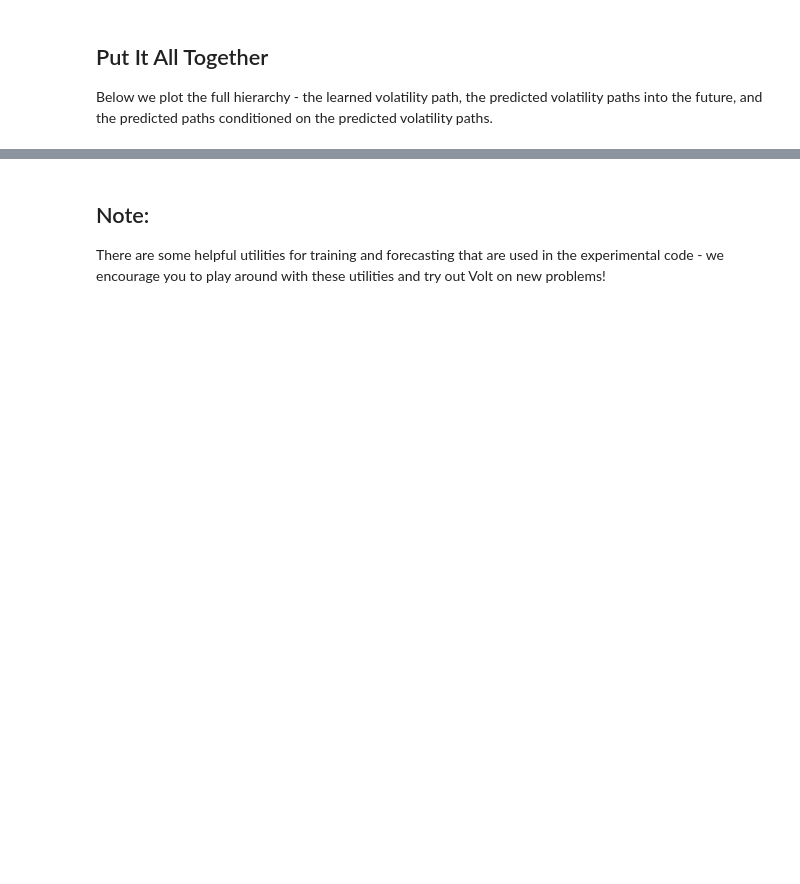
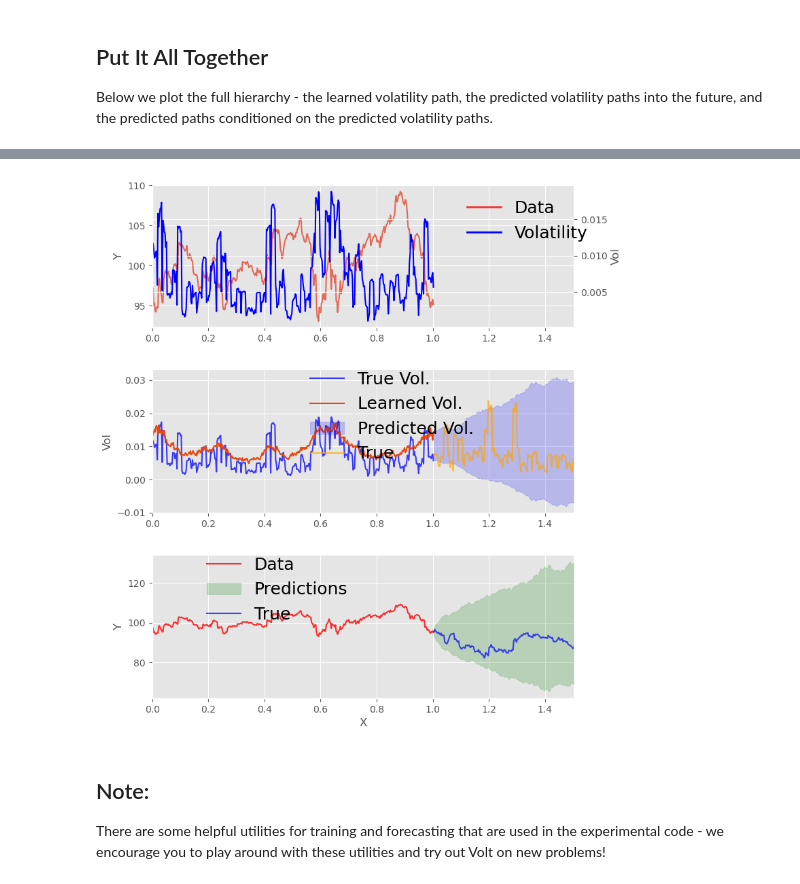
Before and after one commit to wassname/Volt, a Jupyter notebook: notebooks/00.03_mjc_example_realdata_longr.ipynb, the cells around one changed output, grey strips where cells are left out. Drawn from its saved outputs; the diff is of its cells as text; code cells hidden in the pictures; blank space fills up the shorter version.

```diff
--- a/notebooks/00.03_mjc_example_realdata_longr.ipynb
+++ b/notebooks/00.03_mjc_example_realdata_longr.ipynb
@@ -71,6 +71,6 @@ import requests_cache
 session = requests_cache.CachedSession('../data/interim/.yfinance.cache')
 session.headers['User-agent'] = 'Mozilla/5.0 (Windows NT 10.0; rv:91.0) Gecko/20100101 Firefox/91.0'
 
-ticker="MS"
+ticker="SPX"
 data = yf.download(tickers=ticker, session=session, period='2y', interval="1h", progress=False)
 data
@@ -165,5 +200,5 @@ for i in range(training_iterations):
 model.eval()
 likelihood.eval()
 predictive = model(full_x)
-pred_scale = likelihood(predictive, return_gaussian=False).scale.mean(0).detach()
+# pred_scale = likelihood(predictive, return_gaussian=False).scale.mean(0).detach()
 pred_scale = likelihood(predictive, return_gaussian=False).scale.max(0)[0].detach()
@@ -180,6 +215,6 @@ plt.plot(pred_scale)
 
 Given the GCPV volatility path we can now train a GP over the historic volatility, and then learn the final Volt model to forecast with.
 # %%
-vmod, vlh = TrainVolModel(train_x, pred_scale, kernel="bm", train_iters=500, printing=True)
-# vmod, vlh = TrainVolModel(train_x, pred_scale, kernel="fbm", vol=0.99, vol_constraint=Interval(0., 10.), train_iters=500, printing=True)
-# vmod, vlh = TrainVolModel(train_x, pred_scale, kernel="bm", vol=0.99, vol_constraint=Interval(0., 10.), train_iters=500, printing=True)
+# vmod, vlh = TrainVolModel(train_x, pred_scale, kernel="bm", train_iters=500, printing=True)
+vmod, vlh = TrainVolModel(train_x, pred_scale, kernel="fbm", vol=0.99, vol_constraint=Interval(0., 30.), train_iters=500, printing=True)
+# vmod, vlh = TrainVolModel(train_x, pred_scale, kernel="bm", vol=0.99, vol_constraint=Interval(0., 30.), train_iters=500, printing=True)
@@ -209,7 +255,7 @@ for vidx in range(nvol):
     vol_paths[vidx, :] = vol_pred.detach()
 
     # FIXME hack, I don't know why I need the x10 here
-    px_pred = dmod.GeneratePrediction(test_x, vol_pred*10, npx).exp()
+    px_pred = dmod.GeneratePrediction(test_x, vol_pred*20, npx).exp()
     px_paths[vidx*npx:(vidx*npx + npx), :] = px_pred.detach().T
 
 px_paths.shape
@@ -302,39 +352,41 @@ ax[1].plot(train_x, pred_scale, color = palette[-2], label = "Learned Vol.")
 # ax[1].plot(test_x, vol_paths[1:, :].T, color=palette[-1], alpha=0.5)
 s=vol_paths.std(0)
 m=vol_paths.mean(0)
-ax[1].fill_between(test_x, m-s, m+s, alpha=0.2, color=palette[1], label="Predicted Vol.")
+ax[1].fill_between(test_x, m-s*2, m+s*2, alpha=0.2, color=palette[1], label="Predicted Vol.")
 
 
 V_s_test = V_all[steps:steps+steps//2-1]
 ax[1].plot(test_x, V_s_test, color=palette[3], alpha=0.7, label="True")
 
 ax[1].set_ylabel("Vol")
 ax[1].legend(loc="upper right", bbox_to_anchor=(0.8, 1.1), frameon=False, fontsize=18)
 
 ## Price and Forecast Plot ##
 ax[2].plot(train_x, F[1:], color=palette[0], alpha=0.8, label="Data")
 # ax[2].plot(test_x, px_paths[1:, :].T, color=palette[2], alpha=0.7)
 # ax[2].plot(test_x, px_paths[0, :].T, color=palette[2], alpha=0.7, label="Predictions")
 s=px_paths.std(0)
 m=px_paths.mean(0)
-ax[2].fill_between(test_x, m-s, m+s, alpha=0.2, color=palette[2], label="Predictions")
+ax[2].fill_between(test_x, m-s*2, m+s*2, alpha=0.2, color=palette[2], label="Predictions")
 
 F_s_test = F_all[steps:steps+steps//2-1]
 ax[2].plot(test_x, F_s_test, color=palette[1], alpha=0.7, label="True")
 
 
 # ax[2].plot(F_all.values, color=palette[1], alpha=0.7, label="True")
 
 ax[2].set_ylabel("Y")
 ax[2].set_xlabel("X")
 ax[2].legend(loc="upper right", bbox_to_anchor=(0.5, 1.1), frameon=False, fontsize=18)
 ## General Adjustments ##
 FormatAx(ax[0])
 FormatAx(ax[1])
 FormatAx(ax[2])
 
 sns.despine()
 plt.show()
+# %% [output]
+[figure, added]
 # %% [markdown]
 ## Note:
 
```
Also changed, not shown: parts of 11 cells of this notebook, 1 other file.
